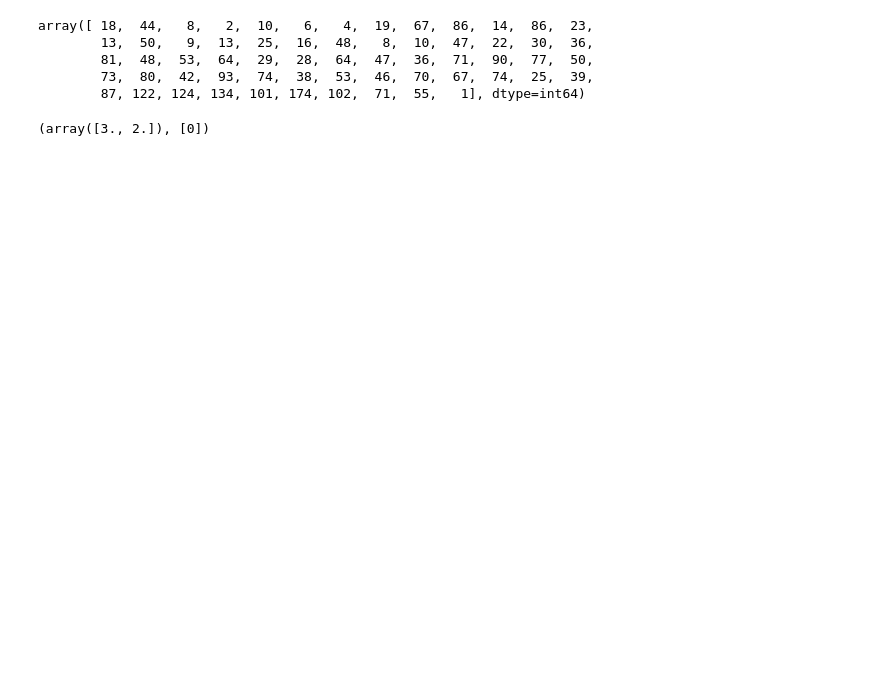
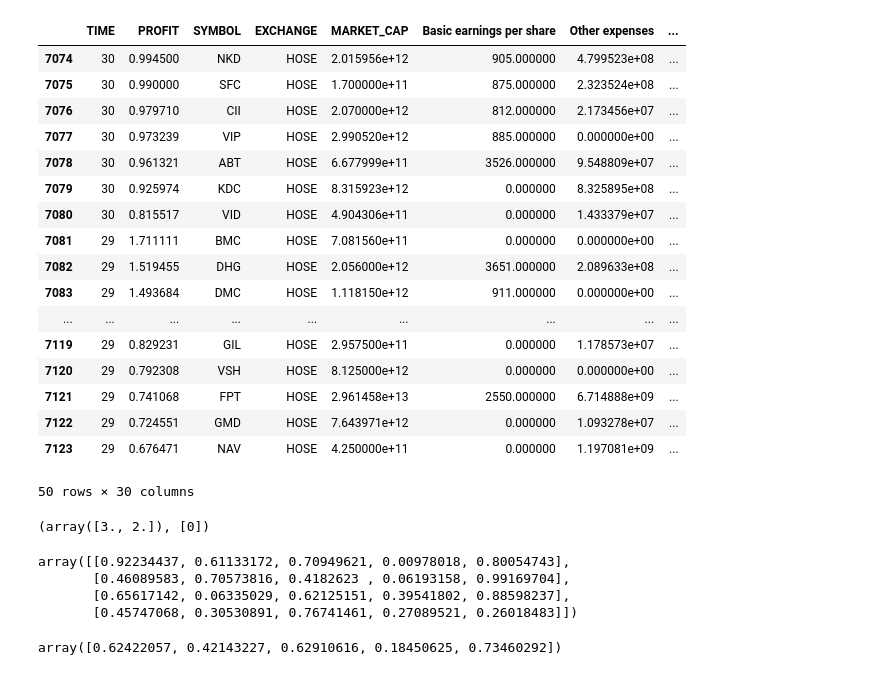
Before and after one commit to Hieublack/RL_INVEST, a Jupyter notebook: test.ipynb, the cells around one changed output. Saved outputs shown, nothing was run; the diff lists cells and outputs as text; code cells hidden in the pictures; blank space fills up the shorter version.

```diff
--- a/test.ipynb
+++ b/test.ipynb
@@ -46,12 +46,25 @@ See the caveats in the documentation: https://pandas.pydata.org/pandas-docs/stab
 7124 rows × 30 columns
-# %%
-LIST_RANK_NOT_INVEST
-# %% [output]
-array([ 18,  44,   8,   2,  10,   6,   4,  19,  67,  86,  14,  86,  23,
-        13,  50,   9,  13,  25,  16,  48,   8,  10,  47,  22,  30,  36,
-        81,  48,  53,  64,  29,  28,  64,  47,  36,  71,  90,  77,  50,
-        73,  80,  42,  93,  74,  38,  53,  46,  70,  67,  74,  25,  39,
-        87, 122, 124, 134, 101, 174, 102,  71,  55,   1], dtype=int64)
+# %%
+data_full.tail(50)
+# %% [output]
+|  | TIME | PROFIT | SYMBOL | EXCHANGE | MARKET_CAP | Basic earnings per share | Other expenses | ... |
+| 7074 | 30 | 0.994500 | NKD | HOSE | 2.015956e+12 | 905.000000 | 4.799523e+08 | ... |
+| 7075 | 30 | 0.990000 | SFC | HOSE | 1.700000e+11 | 875.000000 | 2.323524e+08 | ... |
+| 7076 | 30 | 0.979710 | CII | HOSE | 2.070000e+12 | 812.000000 | 2.173456e+07 | ... |
+| 7077 | 30 | 0.973239 | VIP | HOSE | 2.990520e+12 | 885.000000 | 0.000000e+00 | ... |
+| 7078 | 30 | 0.961321 | ABT | HOSE | 6.677999e+11 | 3526.000000 | 9.548809e+07 | ... |
+| 7079 | 30 | 0.925974 | KDC | HOSE | 8.315923e+12 | 0.000000 | 8.325895e+08 | ... |
+| 7080 | 30 | 0.815517 | VID | HOSE | 4.904306e+11 | 0.000000 | 1.433379e+07 | ... |
+| 7081 | 29 | 1.711111 | BMC | HOSE | 7.081560e+11 | 0.000000 | 0.000000e+00 | ... |
+| 7082 | 29 | 1.519455 | DHG | HOSE | 2.056000e+12 | 3651.000000 | 2.089633e+08 | ... |
+| 7083 | 29 | 1.493684 | DMC | HOSE | 1.118150e+12 | 911.000000 | 0.000000e+00 | ... |
+| ... | ... | ... | ... | ... | ... | ... | ... | ... |
+| 7119 | 29 | 0.829231 | GIL | HOSE | 2.957500e+11 | 0.000000 | 1.178573e+07 | ... |
+| 7120 | 29 | 0.792308 | VSH | HOSE | 8.125000e+12 | 0.000000 | 0.000000e+00 | ... |
+| 7121 | 29 | 0.741068 | FPT | HOSE | 2.961458e+13 | 2550.000000 | 6.714888e+09 | ... |
+| 7122 | 29 | 0.724551 | GMD | HOSE | 7.643971e+12 | 0.000000 | 1.093278e+07 | ... |
+| 7123 | 29 | 0.676471 | NAV | HOSE | 4.250000e+11 | 0.000000 | 1.197081e+09 | ... |
+50 rows × 30 columns
 # %%
 result, per_file = normal_main(player_random1, all_fomula,  5,[0])
 result, per_file
@@ -64,0 +86,13 @@ data_full['(+N*O*X*D)/A/A/A'] = np.nan_to_num(eval('(+N*O*X*D)/A/A/A'), nan=-mat
+# %%
+a = np.random.rand(4,5)
+a
+# %% [output]
+array([[0.92234437, 0.61133172, 0.70949621, 0.00978018, 0.80054743],
+       [0.46089583, 0.70573816, 0.4182623 , 0.06193158, 0.99169704],
+       [0.65617142, 0.06335029, 0.62125151, 0.39541802, 0.88598237],
+       [0.45747068, 0.30530891, 0.76741461, 0.27089521, 0.26018483]])
+# %%
+b = np.average(a, axis=0)
+b
+# %% [output]
+array([0.62422057, 0.42143227, 0.62910616, 0.18450625, 0.73460292])
```
Also changed, not shown: parts of 6 cells of this notebook, 1 other file.
